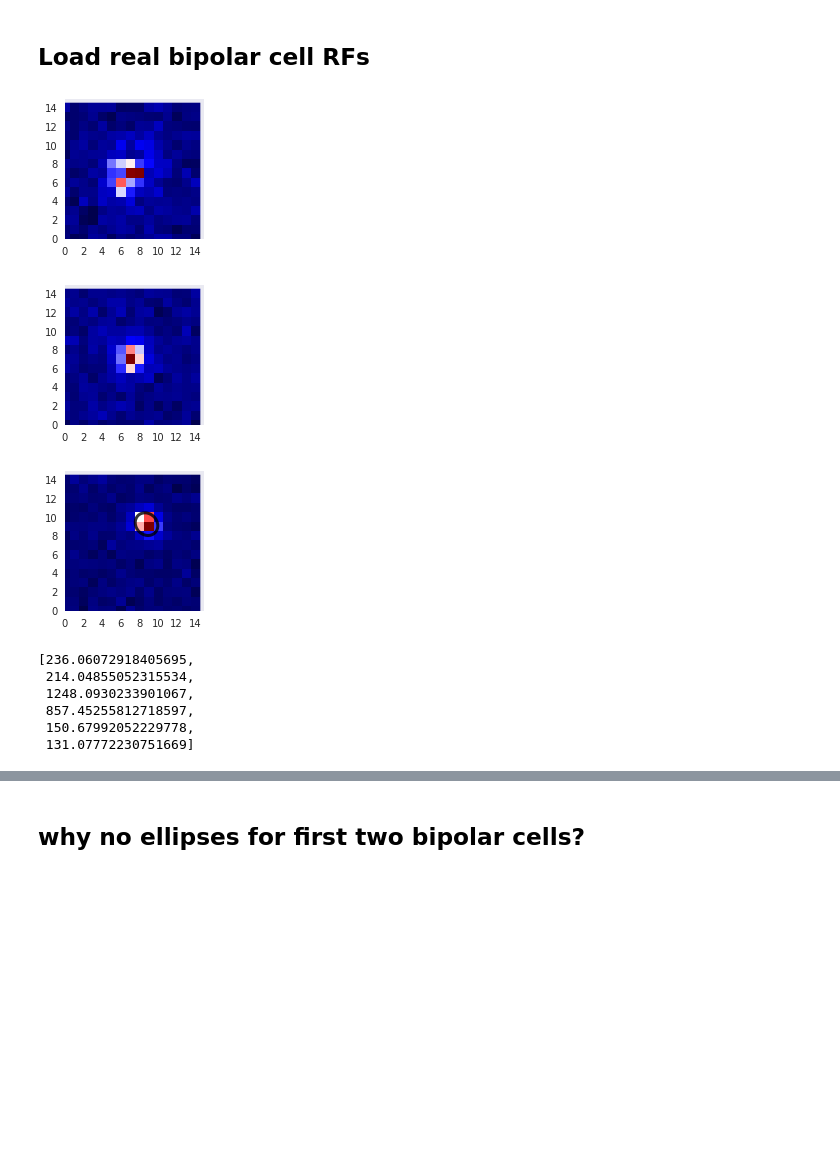
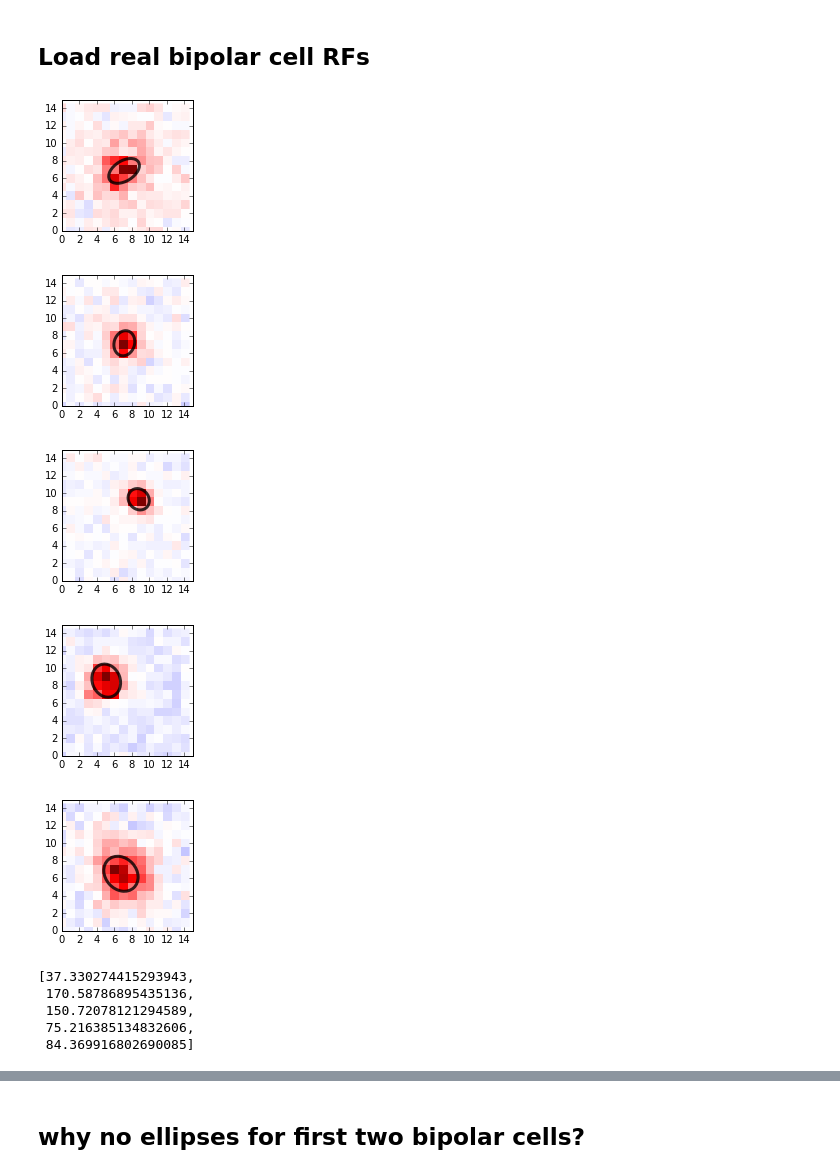
Before and after one commit to baccuslab/deep-retina, a Jupyter notebook: notebooks/Visualizing multi-cell model.ipynb, the cells around one changed output, grey strips where cells are left out. Drawn from its saved outputs; the diff is of its cells as text; code cells hidden in the pictures; blank space fills up the shorter version.

```diff
--- a/notebooks/Visualizing multi-cell model.ipynb
+++ b/notebooks/Visualizing multi-cell model.ipynb
@@ -218,39 +253,41 @@ microns_pablo = [9, 54.6, 54.2, 18.2, 18.2]
 # %%
 # for f in filenames_david:
 #     data = np.loadtxt(bipolar_rfs_david_dir + f, delimiter="\t") # 50 time x 100 space
 # get spacing for all bipolar spatial receptive fields
 # spatialDelta = 0.022 # mm
 
 fig = plt.gcf()
 axs = []
 
 bipolar_widths = []
 for idf,f in enumerate(filenames_pablo):
-    if idf not in [3,4]:
-        data = np.loadtxt(bipolar_rfs_pablo_dir + f, delimiter="\t")
-        xaxis = np.linspace(0, data.shape[1]*microns_pablo[idf], data.shape[1])
-        yaxis = np.linspace(0, data.shape[0]*microns_pablo[idf], data.shape[0])
-        center, sizes, theta = ft.get_ellipse(xaxis, yaxis, data)
-        bipolar_widths.extend(sizes)
+#     if idf not in [3,4]:
+    data = np.loadtxt(bipolar_rfs_pablo_dir + f, delimiter="\t")
+    xaxis = np.linspace(0, data.shape[1]*microns_pablo[idf], data.shape[1])
+    yaxis = np.linspace(0, data.shape[0]*microns_pablo[idf], data.shape[0])
+    center, sizes, theta = ft.get_ellipse(xaxis, yaxis, data)
+    bipolar_widths.extend([np.max(sizes)])
 
-        ax = plt.subplot(2,2,idf+1)
-        axs.append(ax)
-        axs[idf].imshow(data, cmap='seismic')#, extent=[xaxis[0],xaxis[-1],yaxis[0],yaxis[-1]])
-        plt.grid('off')
-        pyviz.ellipse(data, ax=axs[idf])
+    ax = plt.subplot(3,2,idf+1)
+    axs.append(ax)
+    axs[idf].imshow(data, cmap='seismic', clim=[-np.max(abs(data)), np.max(abs(data))])#, extent=[xaxis[0],xaxis[-1],yaxis[0],yaxis[-1]])
+#     pyviz.spatial(data, ax=axs[idf])
+    plt.grid('off')
+    pyviz.ellipse(data, ax=axs[idf])
 # %% [output]
-[figure, old version]
+[figure, new version]
-[figure, old version]
+[figure, new version]
-[figure, old version]
+[figure, new version]
+[figure, added]
+[figure, added]
 # %%
 bipolar_widths
 # %% [output]
-[236.06072918405695,
- 214.04855052315534,
- 1248.0930233901067,
- 857.45255812718597,
- 150.67992052229778,
- 131.07772230751669]
+[37.330274415293943,
+ 170.58786895435136,
+ 150.72078121294589,
+ 75.216385134832606,
+ 84.369916802690085]
 # %%
 plt.imshow(data, cmap='seismic')
 # %% [output]
```
Also changed, not shown: parts of 51 cells of this notebook, 3 other files.
